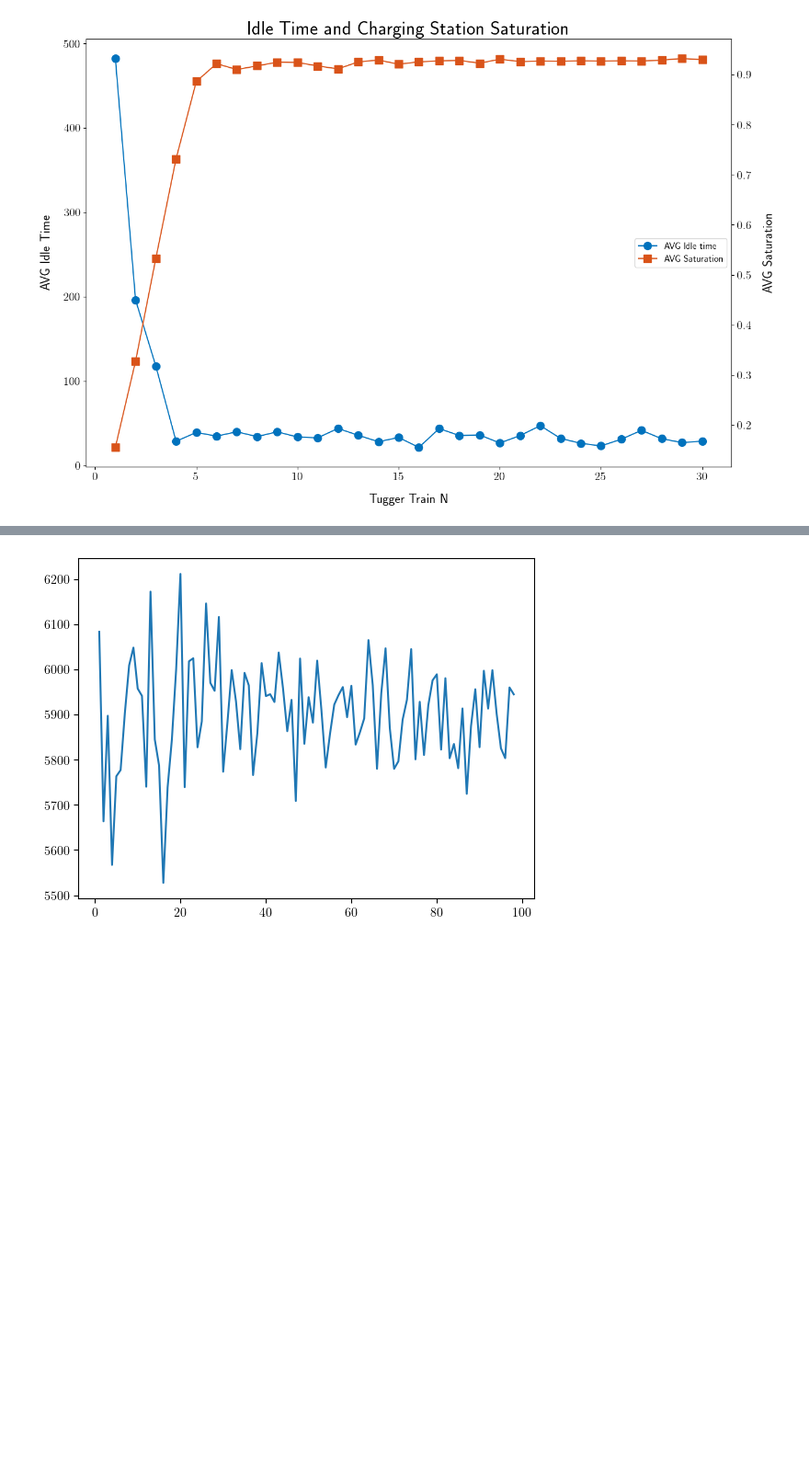
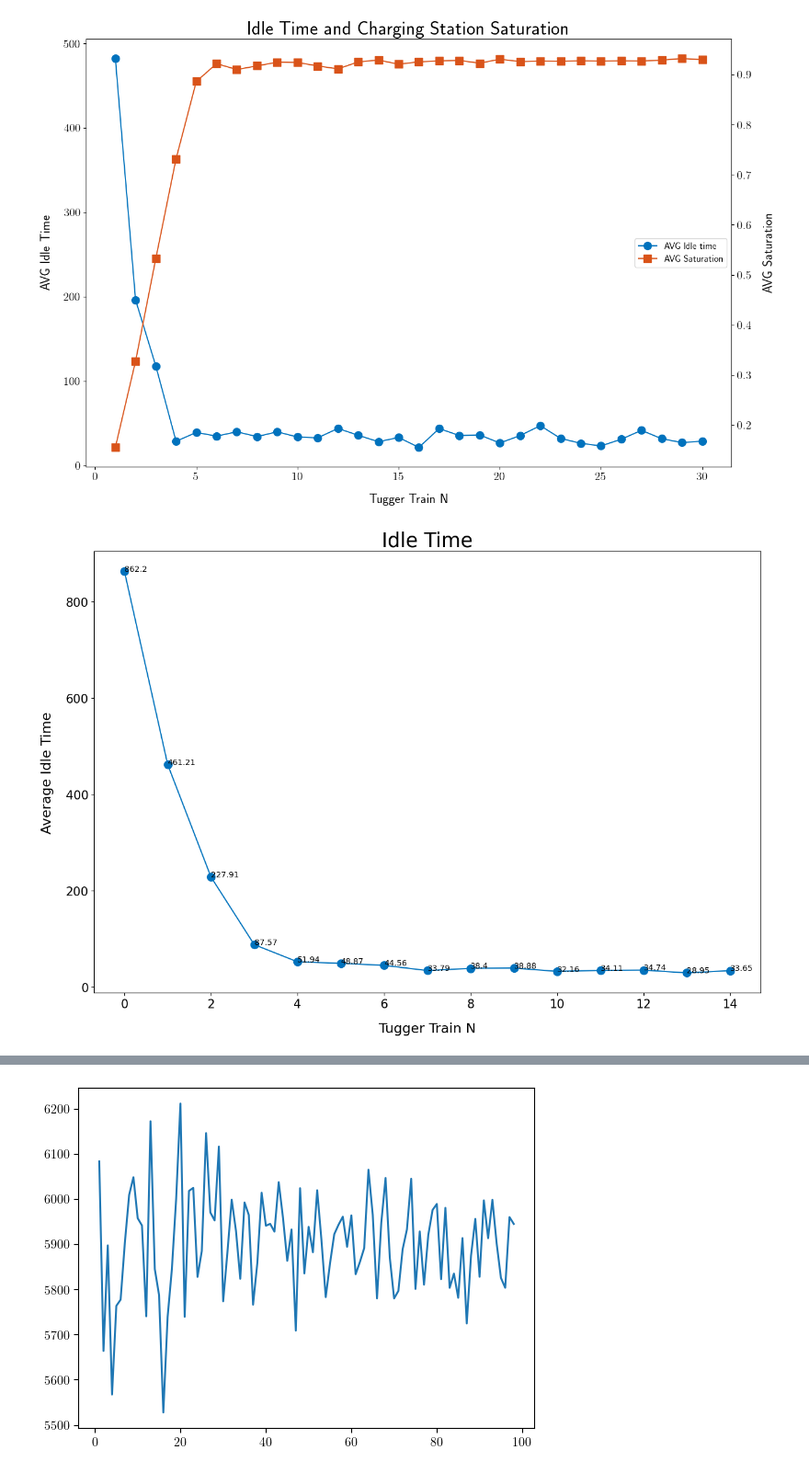
Before and after one commit to MatteoMascheroni1/AdvanceModelingForOperationProject, a Jupyter notebook: code/new code/output/simulation_analysis.ipynb, the cells around one changed output, grey strips where cells are left out. Shown: that part at 92% size. Cells and saved outputs as stored; diff of their text form; code cells hidden in the pictures; blank space fills up the shorter version.

```diff
--- a/code/new code/output/simulation_analysis.ipynb
+++ b/code/new code/output/simulation_analysis.ipynb
@@ -40,3 +56,19 @@ fig.savefig("./images/idle_sat_tugger.png", dpi = 150)
 plt.show()
 # %% [output]
 [figure]
+# %%
+df_grouped
+fig, ax = plt.subplots(figsize = (15,10))
+ax.set_ylabel("Average Idle Time",  fontdict={"fontsize":17}, labelpad = 15)
+ax.tick_params(axis='both', which='major', labelsize=15)
+ax.set_xlabel("Tugger Train N", fontdict={"fontsize":17}, labelpad = 15)
+
+lin1 = ax.plot(df_grouped["Average Idle Times[min]"], label = "Idle time", color = "#0072BD", marker = "o", markersize=10)
+for i, txt in enumerate(df_grouped["Average Idle Times[min]"]):
+    ax.annotate(round(txt,2), (i, df_grouped["Average Idle Times[min]"][i]))
+
+t = ax.set_title("Idle Time", fontdict={"fontsize":25})
+fig.savefig("./images/idle_sat_tugger.png", dpi = 150)
+plt.show()
+# %% [output]
+[figure, added]
```
Also changed, not shown: parts of 5 cells of this notebook, 3 other files.
